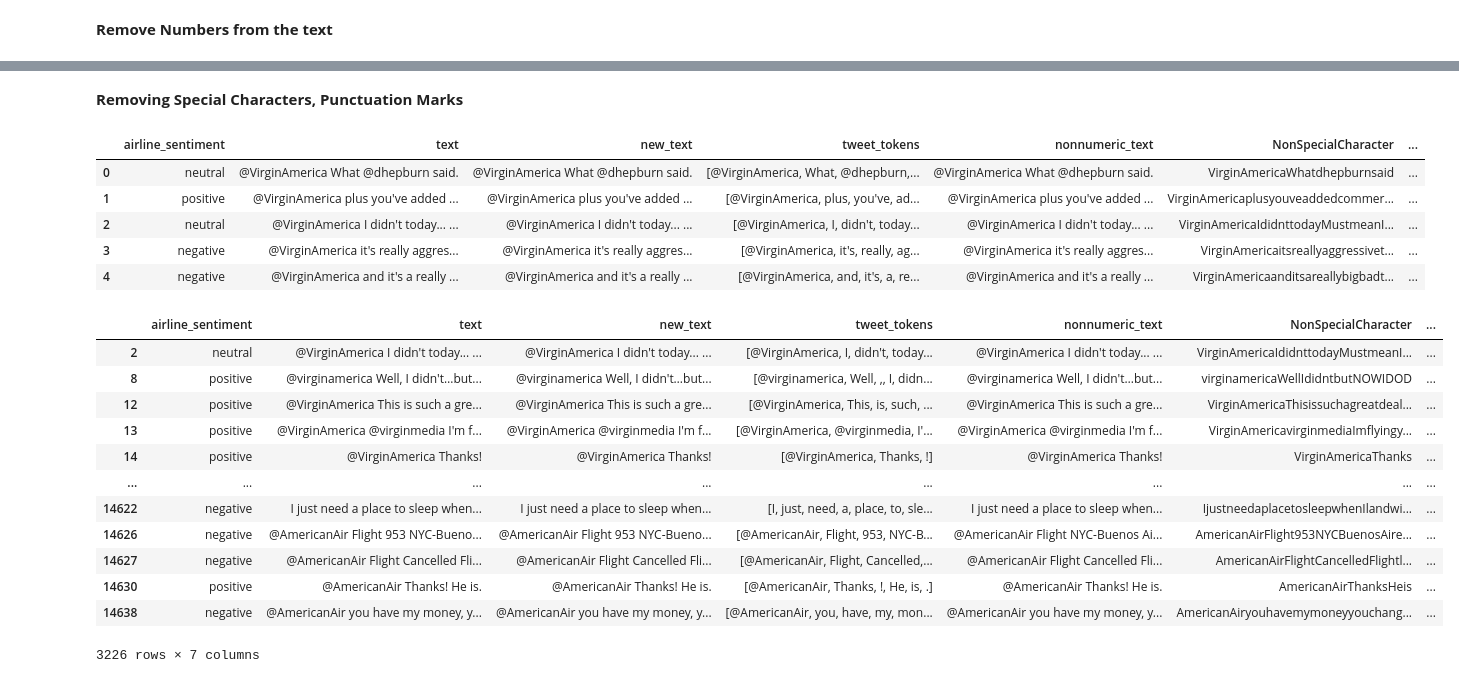
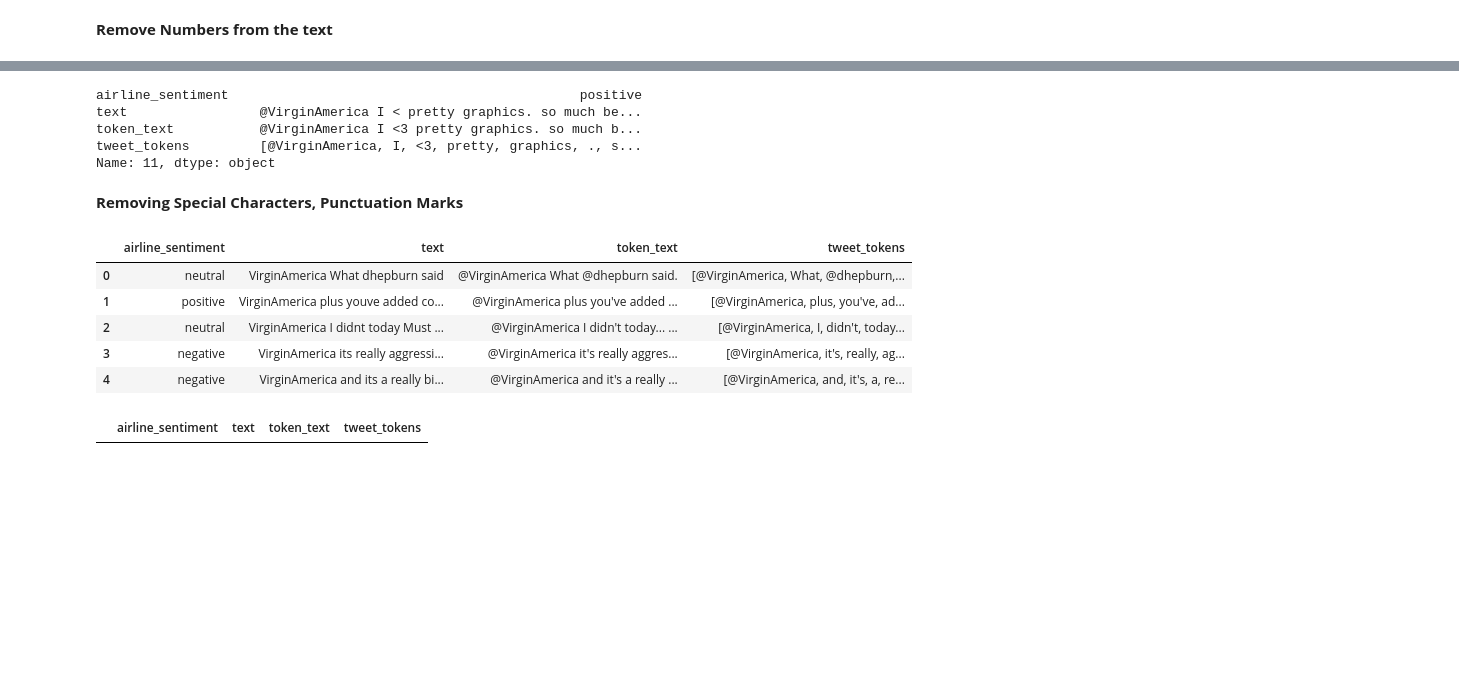
Before and after one commit to npselvan/StockInventory, a Jupyter notebook: NLP_Analysis.ipynb, the cells around one changed output, grey strips where cells are left out. Drawn from its saved outputs; the diff is of its cells as text; code cells hidden in the pictures; blank space fills up the shorter version.

```diff
--- a/NLP_Analysis.ipynb
+++ b/NLP_Analysis.ipynb
@@ -171,7 +194,7 @@ There is no any HTML tags in the text
 # %% [markdown]
 ### Tokenization
 # %%
-df3['new_text']=[BeautifulSoup(txt).get_text() for txt in df3['text']]
+df3['token_text']=[BeautifulSoup(txt).get_text() for txt in df3['text']]
 # %%
 df3.shape
 # %% [output]
@@ -179,6 +202,6 @@ df3.shape
 # %%
 from nltk.tokenize import TweetTokenizer
 tt=TweetTokenizer()
-df3['tweet_tokens']=df3['new_text'].apply(tt.tokenize)
+df3['tweet_tokens']=df3['token_text'].apply(tt.tokenize)
 df3.head()
 # %% [output]
@@ -215,2 +216,2 @@ df.shape
 # %%
-df3['nonnumeric_text']= [re.sub(r'[0-9]',"",txt) for txt in df3['new_text']]
+df3['text']= [re.sub(r'[0-9]',"",txt) for txt in df3['text']]
@@ -233,29 +218,25 @@ df3[df3['text'].str.contains('1')]
+# %%
+df3.iloc[11]
+# %% [output]
+airline_sentiment                                             positive
+text                 @VirginAmerica I < pretty graphics. so much be...
+token_text           @VirginAmerica I <3 pretty graphics. so much b...
+tweet_tokens         [@VirginAmerica, I, <3, pretty, graphics, ., s...
+Name: 11, dtype: object
 # %% [markdown]
 **Removing Special Characters, Punctuation Marks**
 # %%
 import string
-df3['NonPunctuated']=[txt.translate(str.maketrans('','',string.punctuation)) for txt in df3['new_text']]
+df3['text']=[txt.translate(str.maketrans('','',string.punctuation)) for txt in df3['text']]
 df3.head()
 # %% [output]
-|  | airline_sentiment | text | new_text | tweet_tokens | nonnumeric_text | NonSpecialCharacter | ... |
-| 0 | neutral | @VirginAmerica What @dhepburn said. | @VirginAmerica What @dhepburn said. | [@VirginAmerica, What, @dhepburn,... | @VirginAmerica What @dhepburn said. | VirginAmericaWhatdhepburnsaid | ... |
-| 1 | positive | @VirginAmerica plus you've added ... | @VirginAmerica plus you've added ... | [@VirginAmerica, plus, you've, ad... | @VirginAmerica plus you've added ... | VirginAmericaplusyouveaddedcommer... | ... |
-| 2 | neutral | @VirginAmerica I didn't today... ... | @VirginAmerica I didn't today... ... | [@VirginAmerica, I, didn't, today... | @VirginAmerica I didn't today... ... | VirginAmericaIdidnttodayMustmeanI... | ... |
-| 3 | negative | @VirginAmerica it's really aggres... | @VirginAmerica it's really aggres... | [@VirginAmerica, it's, really, ag... | @VirginAmerica it's really aggres... | VirginAmericaitsreallyaggressivet... | ... |
-| 4 | negative | @VirginAmerica and it's a really ... | @VirginAmerica and it's a really ... | [@VirginAmerica, and, it's, a, re... | @VirginAmerica and it's a really ... | VirginAmericaanditsareallybigbadt... | ... |
+|  | airline_sentiment | text | token_text | tweet_tokens |
+| 0 | neutral | VirginAmerica What dhepburn said | @VirginAmerica What @dhepburn said. | [@VirginAmerica, What, @dhepburn,... |
+| 1 | positive | VirginAmerica plus youve added co... | @VirginAmerica plus you've added ... | [@VirginAmerica, plus, you've, ad... |
+| 2 | neutral | VirginAmerica I didnt today Must ... | @VirginAmerica I didn't today... ... | [@VirginAmerica, I, didn't, today... |
+| 3 | negative | VirginAmerica its really aggressi... | @VirginAmerica it's really aggres... | [@VirginAmerica, it's, really, ag... |
+| 4 | negative | VirginAmerica and its a really bi... | @VirginAmerica and it's a really ... | [@VirginAmerica, and, it's, a, re... |
 # %%
-df3[df3['new_text'].str.contains('!')]
+df3[df3['text'].str.contains('!')]
 # %% [output]
-|  | airline_sentiment | text | new_text | tweet_tokens | nonnumeric_text | NonSpecialCharacter | ... |
-| 2 | neutral | @VirginAmerica I didn't today... ... | @VirginAmerica I didn't today... ... | [@VirginAmerica, I, didn't, today... | @VirginAmerica I didn't today... ... | VirginAmericaIdidnttodayMustmeanI... | ... |
-| 8 | positive | @virginamerica Well, I didn't…but... | @virginamerica Well, I didn't…but... | [@virginamerica, Well, ,, I, didn... | @virginamerica Well, I didn't…but... | virginamericaWellIdidntbutNOWIDOD | ... |
-| 12 | positive | @VirginAmerica This is such a gre... | @VirginAmerica This is such a gre... | [@VirginAmerica, This, is, such, ... | @VirginAmerica This is such a gre... | VirginAmericaThisissuchagreatdeal... | ... |
-| 13 | positive | @VirginAmerica @virginmedia I'm f... | @VirginAmerica @virginmedia I'm f... | [@VirginAmerica, @virginmedia, I'... | @VirginAmerica @virginmedia I'm f... | VirginAmericavirginmediaImflyingy... | ... |
-| 14 | positive | @VirginAmerica Thanks! | @VirginAmerica Thanks! | [@VirginAmerica, Thanks, !] | @VirginAmerica Thanks! | VirginAmericaThanks | ... |
-| ... | ... | ... | ... | ... | ... | ... | ... |
-| 14622 | negative | I just need a place to sleep when... | I just need a place to sleep when... | [I, just, need, a, place, to, sle... | I just need a place to sleep when... | IjustneedaplacetosleepwhenIlandwi... | ... |
-| 14626 | negative | @AmericanAir Flight 953 NYC-Bueno... | @AmericanAir Flight 953 NYC-Bueno... | [@AmericanAir, Flight, 953, NYC-B... | @AmericanAir Flight NYC-Buenos Ai... | AmericanAirFlight953NYCBuenosAire... | ... |
-| 14627 | negative | @AmericanAir Flight Cancelled Fli... | @AmericanAir Flight Cancelled Fli... | [@AmericanAir, Flight, Cancelled,... | @AmericanAir Flight Cancelled Fli... | AmericanAirFlightCancelledFlightl... | ... |
-| 14630 | positive | @AmericanAir Thanks! He is. | @AmericanAir Thanks! He is. | [@AmericanAir, Thanks, !, He, is, .] | @AmericanAir Thanks! He is. | AmericanAirThanksHeis | ... |
-| 14638 | negative | @AmericanAir you have my money, y... | @AmericanAir you have my money, y... | [@AmericanAir, you, have, my, mon... | @AmericanAir you have my money, y... | AmericanAiryouhavemymoneyyouchang... | ... |
+|  | airline_sentiment | text | token_text | tweet_tokens |
-3226 rows × 7 columns
```
Also changed, not shown: parts of 22 cells of this notebook.
